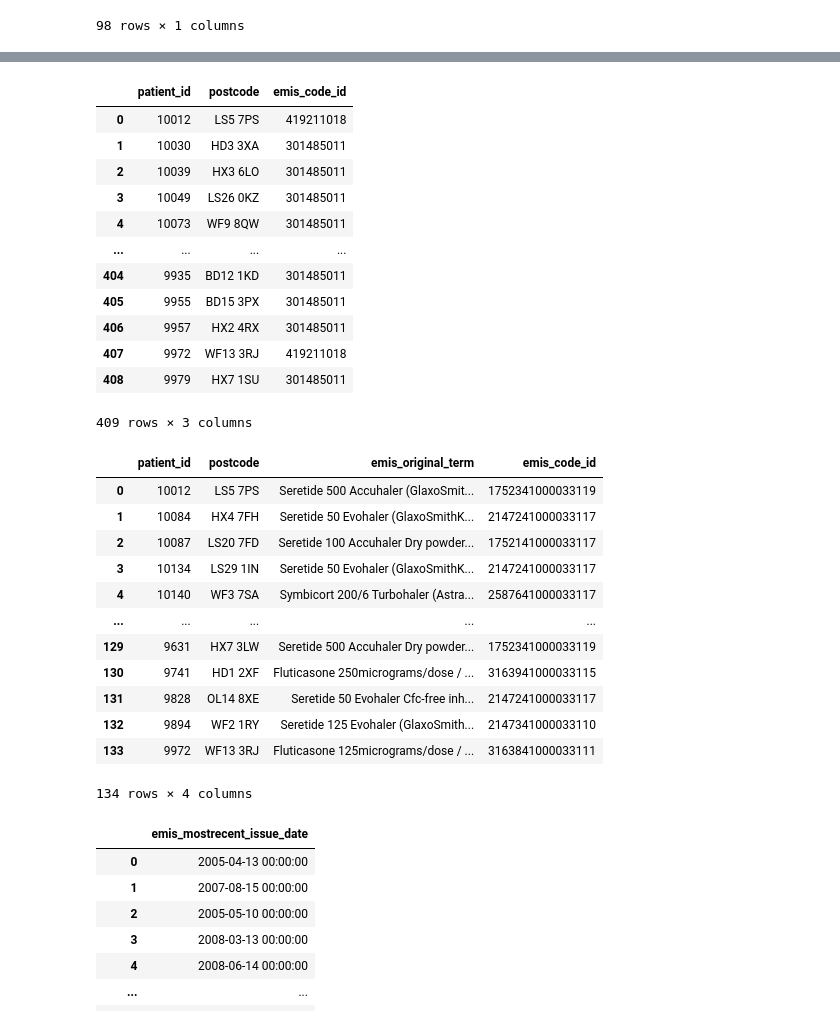
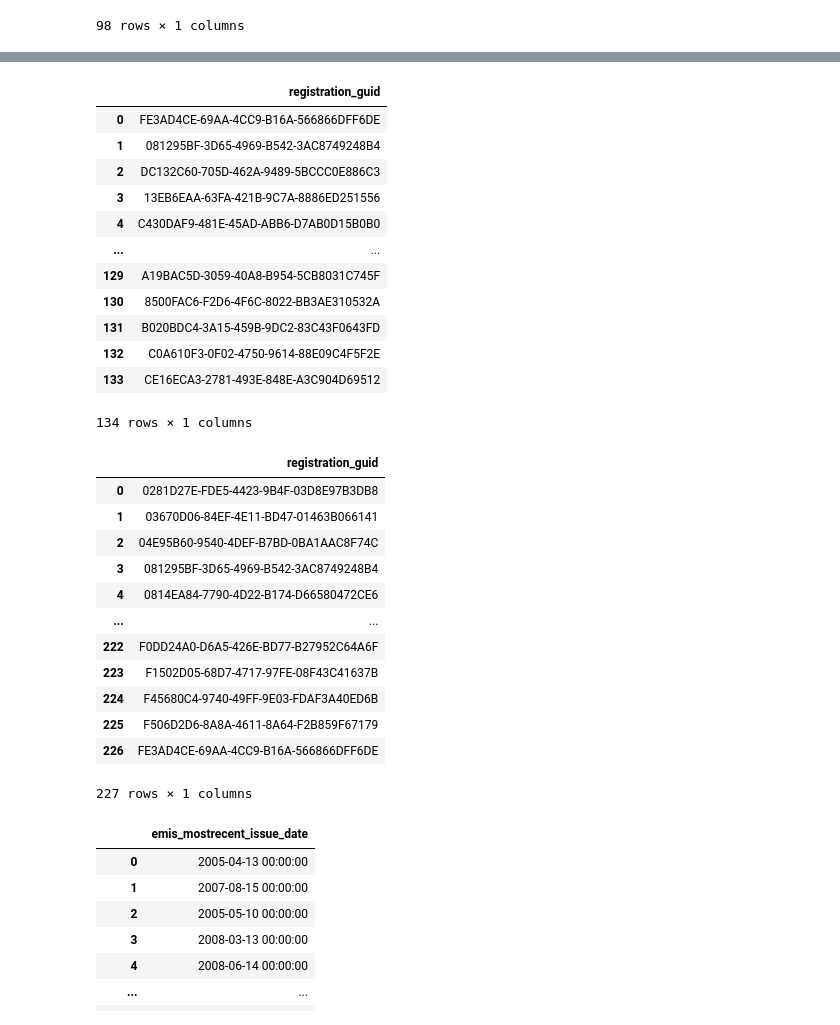
Before and after one commit to rpenn97/EMIS_task, a Jupyter notebook: solution/solution_py.ipynb, the cells around one changed output, grey strips where cells are left out. Drawn from its saved outputs; the diff is of its cells as text; code cells hidden in the pictures.

```diff
--- a/solution/solution_py.ipynb
+++ b/solution/solution_py.ipynb
@@ -294,53 +241,59 @@ psql.sqldf("""SELECT o.registration_guid,c.refset_simple_id FROM observation_tab
 # %%
+# Medication and Date
+
 psql.sqldf("""
-            SELECT p.patient_id, p.postcode, o.emis_code_id FROM observation_table o
-            INNER JOIN clinical_codes c ON (o.emis_code_id = c.code_id)
-            INNER JOIN patient p ON (o.registration_guid = p.registration_guid)
-            WHERE (c.refset_simple_id = 999012891000230104
-            AND c.refset_simple_id NOT IN (999004211000230104,999011571000230107))
-            GROUP BY p.patient_id
-           """)
+            SELECT DISTINCT(p.registration_guid) FROM medication_table m
+            INNER JOIN clinical_codes c ON (m.emis_code_id = c.code_id)
+            INNER JOIN patient p ON (m.registration_guid = p.registration_guid)
+            WHERE (c.parent_code_id IN (591221000033116,717321000033118,1215621000033114,972021000033115,1223821000033118)
+            AND DATE(m.recorded_date) > DATE(CURRENT_DATE,'-30 year'))""")
 # %% [output]
-|  | patient_id | postcode | emis_code_id |
-| 0 | 10012 | LS5 7PS | 419211018 |
-| 1 | 10030 | HD3 3XA | 301485011 |
-| 2 | 10039 | HX3 6LO | 301485011 |
-| 3 | 10049 | LS26 0KZ | 301485011 |
-| 4 | 10073 | WF9 8QW | 301485011 |
-| ... | ... | ... | ... |
-| 404 | 9935 | BD12 1KD | 301485011 |
-| 405 | 9955 | BD15 3PX | 301485011 |
-| 406 | 9957 | HX2 4RX | 301485011 |
-| 407 | 9972 | WF13 3RJ | 419211018 |
-| 408 | 9979 | HX7 1SU | 301485011 |
+|  | registration_guid |
+| 0 | FE3AD4CE-69AA-4CC9-B16A-566866DFF6DE |
+| 1 | 081295BF-3D65-4969-B542-3AC8749248B4 |
+| 2 | DC132C60-705D-462A-9489-5BCCC0E886C3 |
+| 3 | 13EB6EAA-63FA-421B-9C7A-8886ED251556 |
+| 4 | C430DAF9-481E-45AD-ABB6-D7AB0D15B0B0 |
+| ... | ... |
+| 129 | A19BAC5D-3059-40A8-B954-5CB8031C745F |
+| 130 | 8500FAC6-F2D6-4F6C-8022-BB3AE310532A |
+| 131 | B020BDC4-3A15-459B-9DC2-83C43F0643FD |
+| 132 | C0A610F3-0F02-4750-9614-88E09C4F5F2E |
+| 133 | CE16ECA3-2781-493E-848E-A3C904D69512 |
-409 rows × 3 columns
+134 rows × 1 columns
 # %%
 psql.sqldf("""
-            SELECT p.patient_id, p.postcode, m.emis_original_term, m.emis_code_id FROM medication_table m
+            SELECT DISTINCT(p.registration_guid) FROM medication_table m
             INNER JOIN clinical_codes c ON (m.emis_code_id = c.code_id)
             INNER JOIN patient p ON (m.registration_guid = p.registration_guid)
             WHERE (c.parent_code_id IN (591221000033116,717321000033118,1215621000033114,972021000033115,1223821000033118)
             AND DATE(m.recorded_date) > DATE(CURRENT_DATE,'-30 year'))
 
            UNION
 
-           SELECT
-            GROUP BY p.patient_id
+           SELECT DISTINCT(observation_table.registration_guid)
+           FROM observation_table
+           JOIN clinical_codes ON observation_table.emis_code_id = clinical_codes.code_id
+           WHERE observation_table.registration_guid NOT IN (
+           SELECT DISTINCT(observation_table.registration_guid) FROM observation_table
+           JOIN clinical_codes ON observation_table.emis_code_id = clinical_codes.code_id
+           WHERE clinical_codes.refset_simple_id IN (999021691000230104,999004211000230104,999011571000230107)
+           ) AND clinical_codes.refset_simple_id IN (999012891000230104)
            """)
 # %% [output]
-|  | patient_id | postcode | emis_original_term | emis_code_id |
-| 0 | 10012 | LS5 7PS | Seretide 500 Accuhaler (GlaxoSmit... | 1752341000033119 |
-| 1 | 10084 | HX4 7FH | Seretide 50 Evohaler (GlaxoSmithK... | 2147241000033117 |
-| 2 | 10087 | LS20 7FD | Seretide 100 Accuhaler Dry powder... | 1752141000033117 |
-| 3 | 10134 | LS29 1IN | Seretide 50 Evohaler (GlaxoSmithK... | 2147241000033117 |
-| 4 | 10140 | WF3 7SA | Symbicort 200/6 Turbohaler (Astra... | 2587641000033117 |
-| ... | ... | ... | ... | ... |
-| 129 | 9631 | HX7 3LW | Seretide 500 Accuhaler Dry powder... | 1752341000033119 |
-| 130 | 9741 | HD1 2XF | Fluticasone 250micrograms/dose / ... | 3163941000033115 |
-| 131 | 9828 | OL14 8XE | Seretide 50 Evohaler Cfc-free inh... | 2147241000033117 |
-| 132 | 9894 | WF2 1RY | Seretide 125 Evohaler (GlaxoSmith... | 2147341000033110 |
-| 133 | 9972 | WF13 3RJ | Fluticasone 125micrograms/dose / ... | 3163841000033111 |
+|  | registration_guid |
+| 0 | 0281D27E-FDE5-4423-9B4F-03D8E97B3DB8 |
+| 1 | 03670D06-84EF-4E11-BD47-01463B066141 |
+| 2 | 04E95B60-9540-4DEF-B7BD-0BA1AAC8F74C |
+| 3 | 081295BF-3D65-4969-B542-3AC8749248B4 |
+| 4 | 0814EA84-7790-4D22-B174-D66580472CE6 |
+| ... | ... |
+| 222 | F0DD24A0-D6A5-426E-BD77-B27952C64A6F |
+| 223 | F1502D05-68D7-4717-97FE-08F43C41637B |
+| 224 | F45680C4-9740-49FF-9E03-FDAF3A40ED6B |
+| 225 | F506D2D6-8A8A-4611-8A64-F2B859F67179 |
+| 226 | FE3AD4CE-69AA-4CC9-B16A-566866DFF6DE |
-134 rows × 4 columns
+227 rows × 1 columns
 # %%
 psql.sqldf("""
            SELECT m.emis_mostrecent_issue_date FROM medication_table m
```
Also changed, not shown: parts of 4 cells of this notebook.
